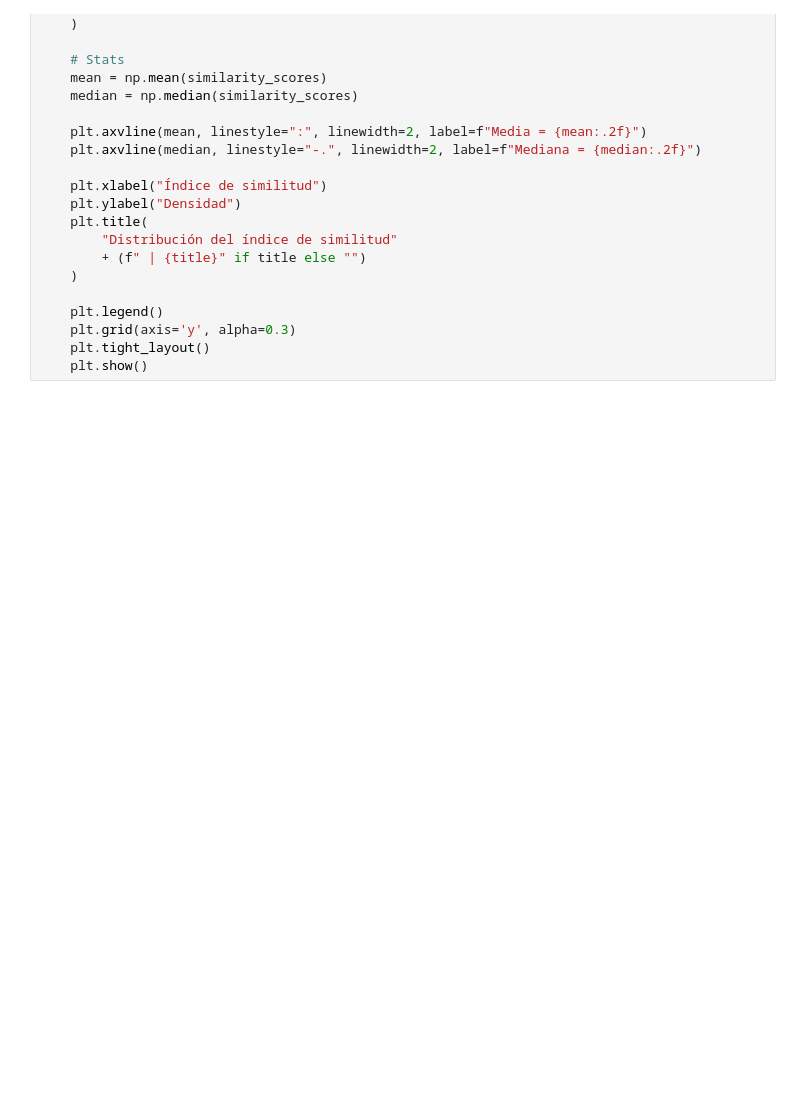
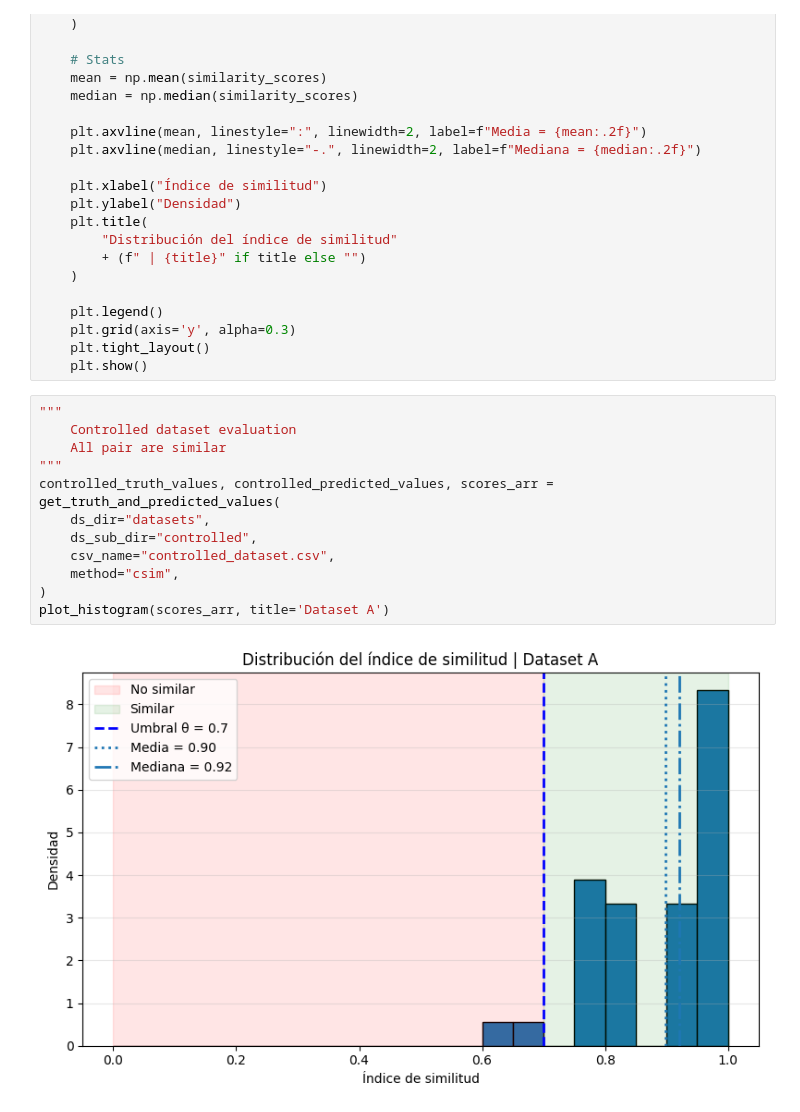
Before and after one commit to EdsonEddy/scsc, a Jupyter notebook: notebooks/testing_dataset/ground_truth.ipynb, the cells around one changed output. Cells and saved outputs as stored; diff of their text form; blank space fills up the shorter version.

```diff
--- a/notebooks/testing_dataset/ground_truth.ipynb
+++ b/notebooks/testing_dataset/ground_truth.ipynb
@@ -162,3 +162,17 @@ def plot_histogram(scores_arr, title=None, threshold=0.7):
     plt.grid(axis='y', alpha=0.3)
     plt.tight_layout()
     plt.show()
+# %%
+"""
+    Controlled dataset evaluation
+    All pair are similar
+"""
+controlled_truth_values, controlled_predicted_values, scores_arr = get_truth_and_predicted_values(
+    ds_dir="datasets",
+    ds_sub_dir="controlled",
+    csv_name="controlled_dataset.csv",
+    method="csim",
+)
+plot_histogram(scores_arr, title='Dataset A')
+# %% [output]
+[figure]
```
Also changed, not shown: parts of 7 cells of this notebook.
